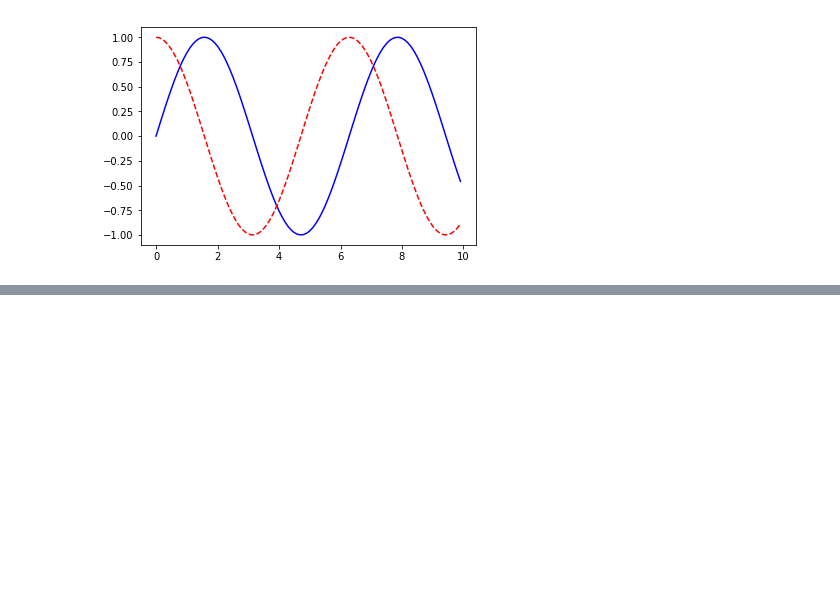
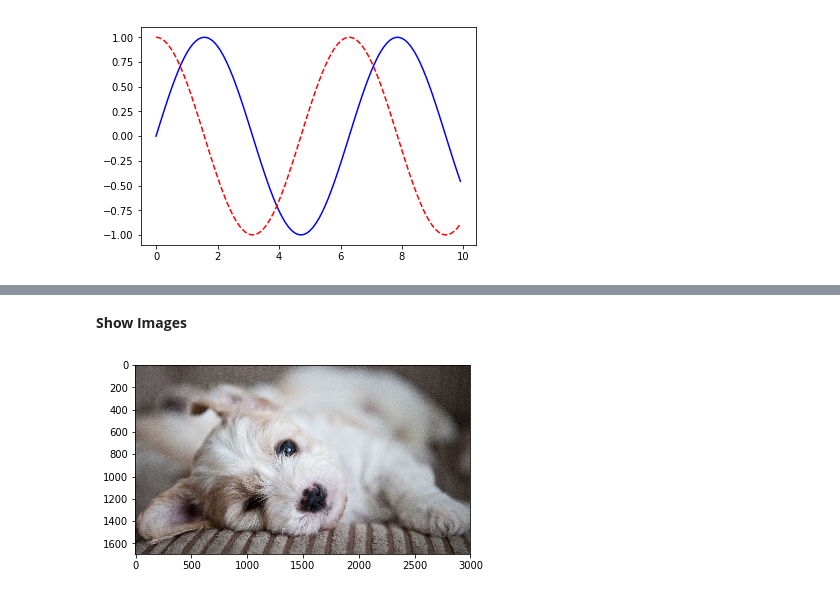
Before and after one commit to McGillAISociety/TechX, a Jupyter notebook: LectureDemo/Data Visualization.ipynb, the cells around one changed output, grey strips where cells are left out. Cells and saved outputs as stored; diff of their text form; code cells hidden in the pictures; blank space fills up the shorter version.

```diff
--- a/LectureDemo/Data Visualization.ipynb
+++ b/LectureDemo/Data Visualization.ipynb
@@ -64,0 +78,8 @@ d
+# %% [markdown]
+**Show Images**
+# %%
+img = plt.imread('dog.jpg')
+plt.imshow(img)
+plt.show()
+# %% [output]
+[figure, added]
```
Also changed, not shown: parts of 5 cells of this notebook, 1 other file.
